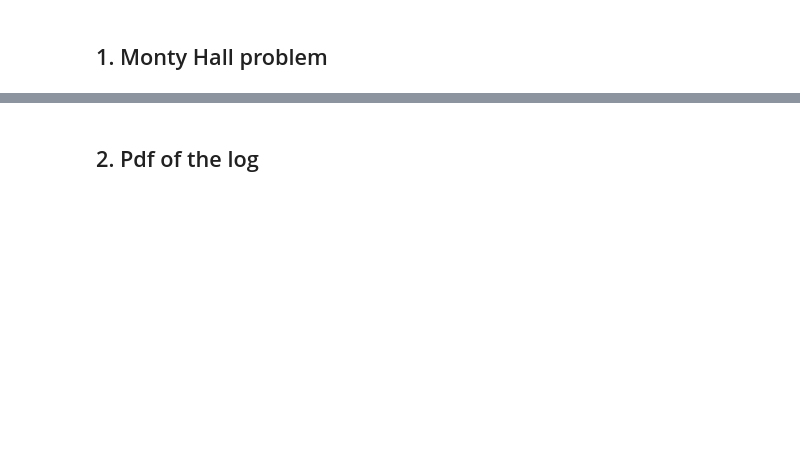
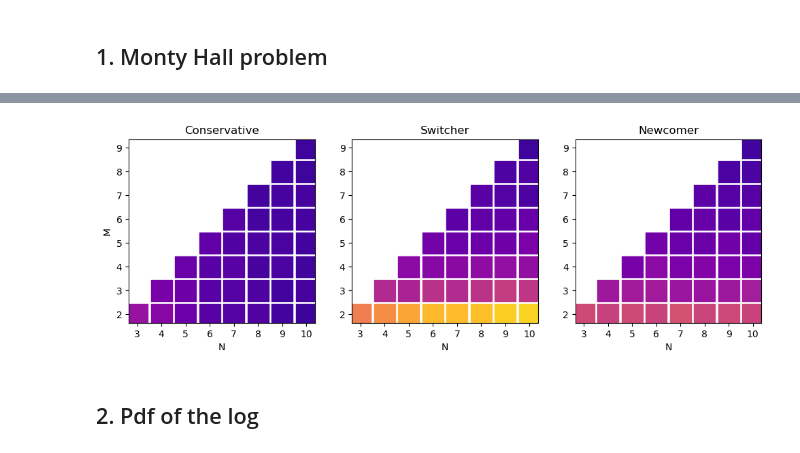
Before and after one commit to Amedeo1054/astrostat_mlearn, a Jupyter notebook: L02_MontyHall_pdf.ipynb, the cells around one changed output, grey strips where cells are left out. Cells and saved outputs as stored; diff of their text form; code cells hidden in the pictures; blank space fills up the shorter version.

```diff
--- a/L02_MontyHall_pdf.ipynb
+++ b/L02_MontyHall_pdf.ipynb
@@ -145,2 +234,26 @@ plt.show()
+# %%
+fig = plt.figure(figsize=(12,3.5))
+ax = fig.add_subplot(131)
+ax.scatter(Cons[0], Cons[1], marker='s', s=500, c=Cons[2], cmap='plasma', vmin=0, vmax=1)
+plt.xlabel('N')
+plt.ylabel('M')
+plt.title('Conservative')
+plt.xticks(n)
+
+ax = fig.add_subplot(132)
+ax.scatter(Swit[0], Swit[1], marker='s', s=500, c=Swit[2], cmap='plasma', vmin=0, vmax=1)
+plt.xlabel('N')
+plt.title('Switcher')
+plt.xticks(n)
+
+ax = fig.add_subplot(133)
+ax.scatter(Newc[0], Newc[1], marker='s', s=500, c=Newc[2], cmap='plasma', vmin=0, vmax=1)
+plt.xlabel('N')
+plt.title('Newcomer')
+plt.xticks(n)
+
+plt.show()
+# %% [output]
+[figure, added]
 # %% [markdown]
 ## 2. Pdf of the log
```
Also changed, not shown: parts of 10 cells of this notebook.
